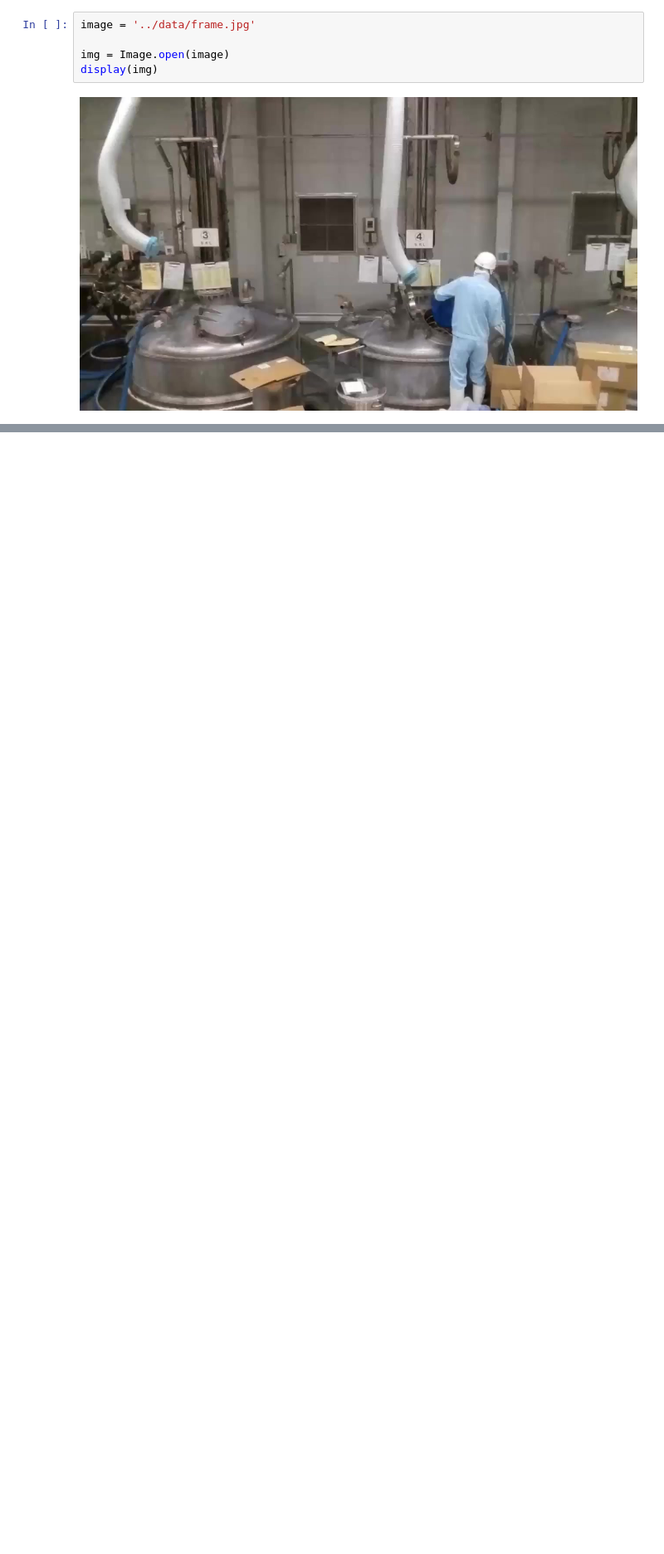
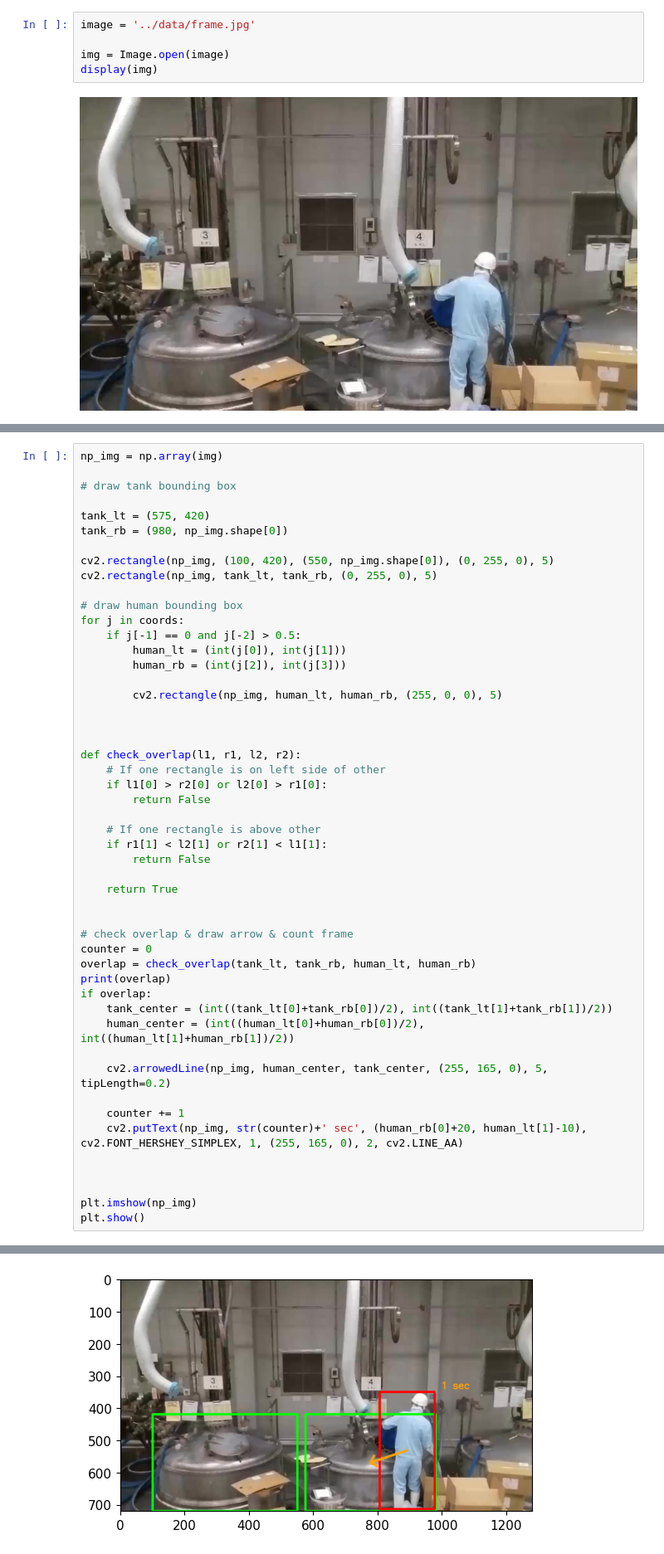
Before and after one commit to xkeeja/yolo-ocr, a Jupyter notebook: nb/yolo+ocr.ipynb, the cells around one changed output, grey strips where cells are left out. Shown at 83% size. Cells and saved outputs as stored; diff of their text form; blank space fills up the shorter version.

Commit message:
check overlap + fps info

```diff
--- a/nb/yolo+ocr.ipynb
+++ b/nb/yolo+ocr.ipynb
@@ -49,0 +37,51 @@ plt.show()
+# %%
+np_img = np.array(img)
+
+# draw tank bounding box
+
+tank_lt = (575, 420)
+tank_rb = (980, np_img.shape[0])
+
+cv2.rectangle(np_img, (100, 420), (550, np_img.shape[0]), (0, 255, 0), 5)
+cv2.rectangle(np_img, tank_lt, tank_rb, (0, 255, 0), 5)
+
+# draw human bounding box
+for j in coords:
+    if j[-1] == 0 and j[-2] > 0.5:
+        human_lt = (int(j[0]), int(j[1]))
+        human_rb = (int(j[2]), int(j[3]))
+
+        cv2.rectangle(np_img, human_lt, human_rb, (255, 0, 0), 5)
+
+
+
+def check_overlap(l1, r1, l2, r2):
+    # If one rectangle is on left side of other
+    if l1[0] > r2[0] or l2[0] > r1[0]:
+        return False
+
+    # If one rectangle is above other
+    if r1[1] < l2[1] or r2[1] < l1[1]:
+        return False
+
+    return True
+
+
+# check overlap & draw arrow & count frame
+counter = 0
+overlap = check_overlap(tank_lt, tank_rb, human_lt, human_rb)
+print(overlap)
+if overlap:
+    tank_center = (int((tank_lt[0]+tank_rb[0])/2), int((tank_lt[1]+tank_rb[1])/2))
+    human_center = (int((human_lt[0]+human_rb[0])/2), int((human_lt[1]+human_rb[1])/2))
+
+    cv2.arrowedLine(np_img, human_center, tank_center, (255, 165, 0), 5, tipLength=0.2)
+
+    counter += 1
+    cv2.putText(np_img, str(counter)+' sec', (human_rb[0]+20, human_lt[1]-10), cv2.FONT_HERSHEY_SIMPLEX, 1, (255, 165, 0), 2, cv2.LINE_AA)
+
+
+
+plt.imshow(np_img)
+plt.show()
+# %% [output]
@@ -50,3 +89,4 @@ plt.show()
+[figure, added]
 # %%
 # easyocr
 
```
Also changed, not shown: parts of 7 cells of this notebook, 1 other file.
